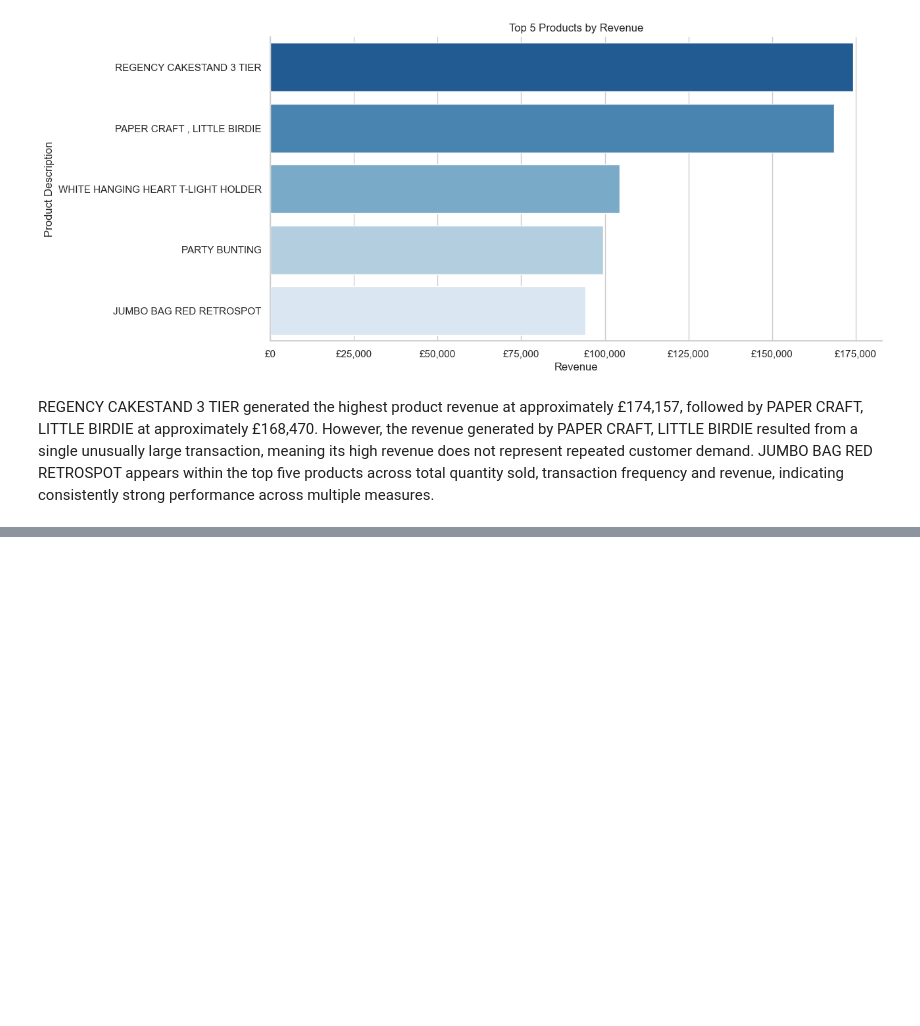
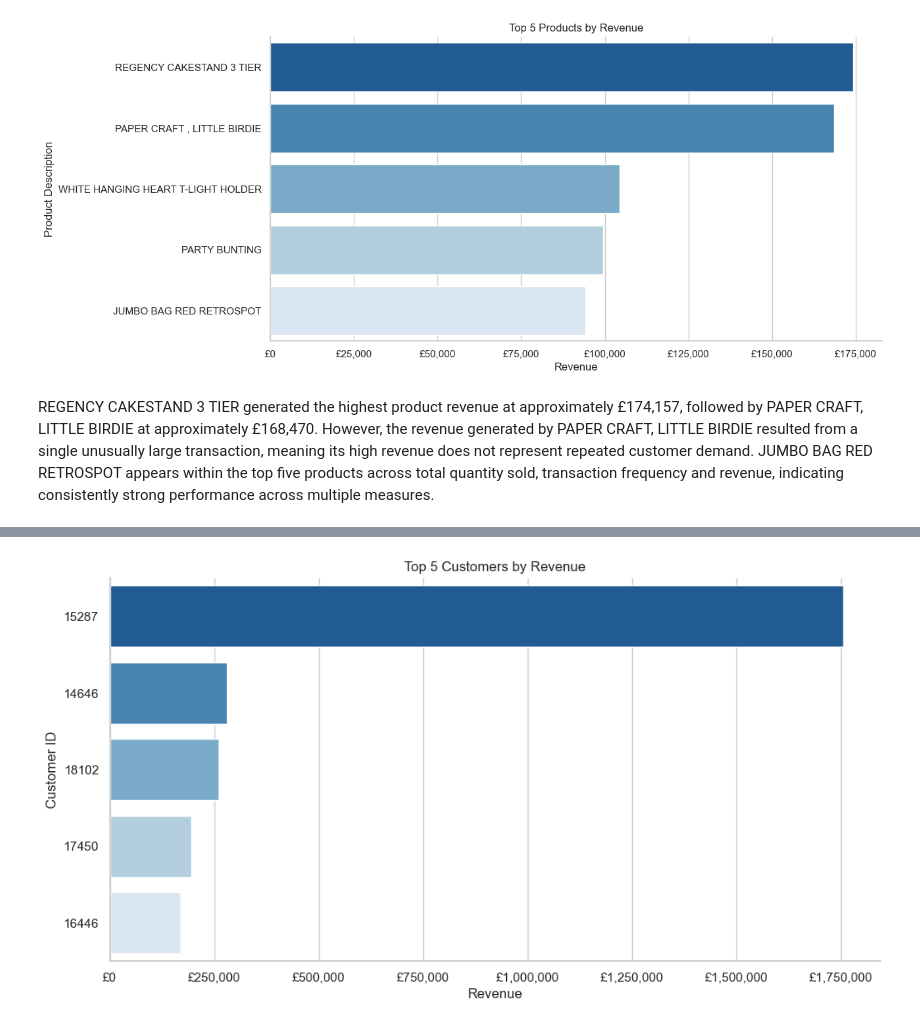
Before and after one commit to sahra02/Online-Retail-Transaction-Analysis, a Jupyter notebook: jupyter_notebooks/02-Exploratory_Data_Analysis.ipynb, the cells around one changed output, grey strips where cells are left out. Drawn from its saved outputs; the diff is of its cells as text; code cells hidden in the pictures; blank space fills up the shorter version.

Commit message:
Add customer purchasing behaviour analysis

```diff
--- a/jupyter_notebooks/02-Exploratory_Data_Analysis.ipynb
+++ b/jupyter_notebooks/02-Exploratory_Data_Analysis.ipynb
@@ -593,0 +600,10 @@ REGENCY CAKESTAND 3 TIER generated the highest product revenue at approximately
+# %%
+top_customers_revenue = (
+    df.groupby("CustomerID")["Revenue"]
+    .sum()
+    .reset_index()
+    .sort_values("Revenue", ascending=False)
+    .head()
+)
+
+top_customers_revenue
@@ -593,0 +633,25 @@ REGENCY CAKESTAND 3 TIER generated the highest product revenue at approximately
+# %%
+top_customers_revenue["CustomerID"] = top_customers_revenue["CustomerID"].astype(str)
+# %%
+plt.figure(figsize=(12, 6))
+
+sns.barplot(
+    data=top_customers_revenue,
+    x="Revenue",
+    y="CustomerID",
+    hue="CustomerID",
+    palette="Blues_r",
+    legend=False,
+)
+
+plt.title("Top 5 Customers by Revenue")
+plt.xlabel("Revenue")
+plt.ylabel("Customer ID")
+
+plt.gca().xaxis.set_major_formatter(revenue_formatter)
+
+sns.despine()
+
+plt.show()
+# %% [output]
+[figure, added]
```
Also changed, not shown: parts of 15 cells of this notebook.
